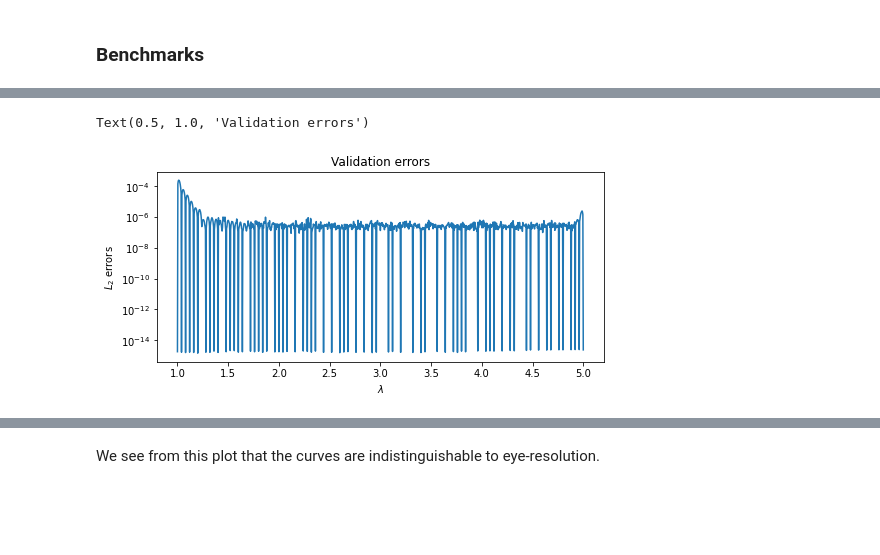
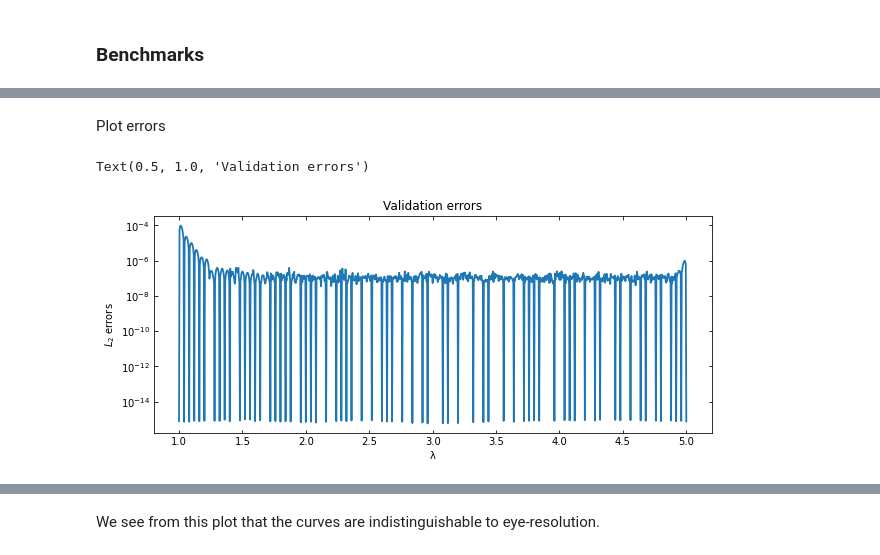
Before and after one commit to aaronuv/arby, a Jupyter notebook: docs/source/_static/pendulum_example.ipynb, the cells around one changed output, grey strips where cells are left out. Cells and saved outputs as stored; diff of their text form; code cells hidden in the pictures; blank space fills up the shorter version.

```diff
--- a/docs/source/_static/pendulum_example.ipynb
+++ b/docs/source/_static/pendulum_example.ipynb
@@ -120,11 +146,17 @@ for λ in param_val:
-# %%
-# plot errors
-fig = plt.figure(figsize=(8,3.5))
-plt.semilogy(param_val, errors, lw=1.5)
-plt.xlabel('$λ$')
-plt.ylabel('$L_2$ errors')
-plt.title('Validation errors')
-# %% [output]
-Text(0.5, 1.0, 'Validation errors')
-[figure, removed]
+# %% [markdown]
+Plot errors
+# %%
+fig, ax = plt.subplots(figsize=(10,4))
+
+ax.plot(param_val, errors, lw=1.8)
+ax.set_yscale('log')
+ax.yaxis.set_ticks_position('both')
+ax.tick_params(direction='in', which='both')
+ax.xaxis.set_ticks_position('both')
+ax.set_xlabel('λ')
+ax.set_ylabel('$L_2$ errors')
+ax.set_title('Validation errors')
+# %% [output]
+Text(0.5, 1.0, 'Validation errors')
+[figure, added]
 # %% [markdown]
```
Also changed, not shown: parts of 49 cells of this notebook, 3 other files.
